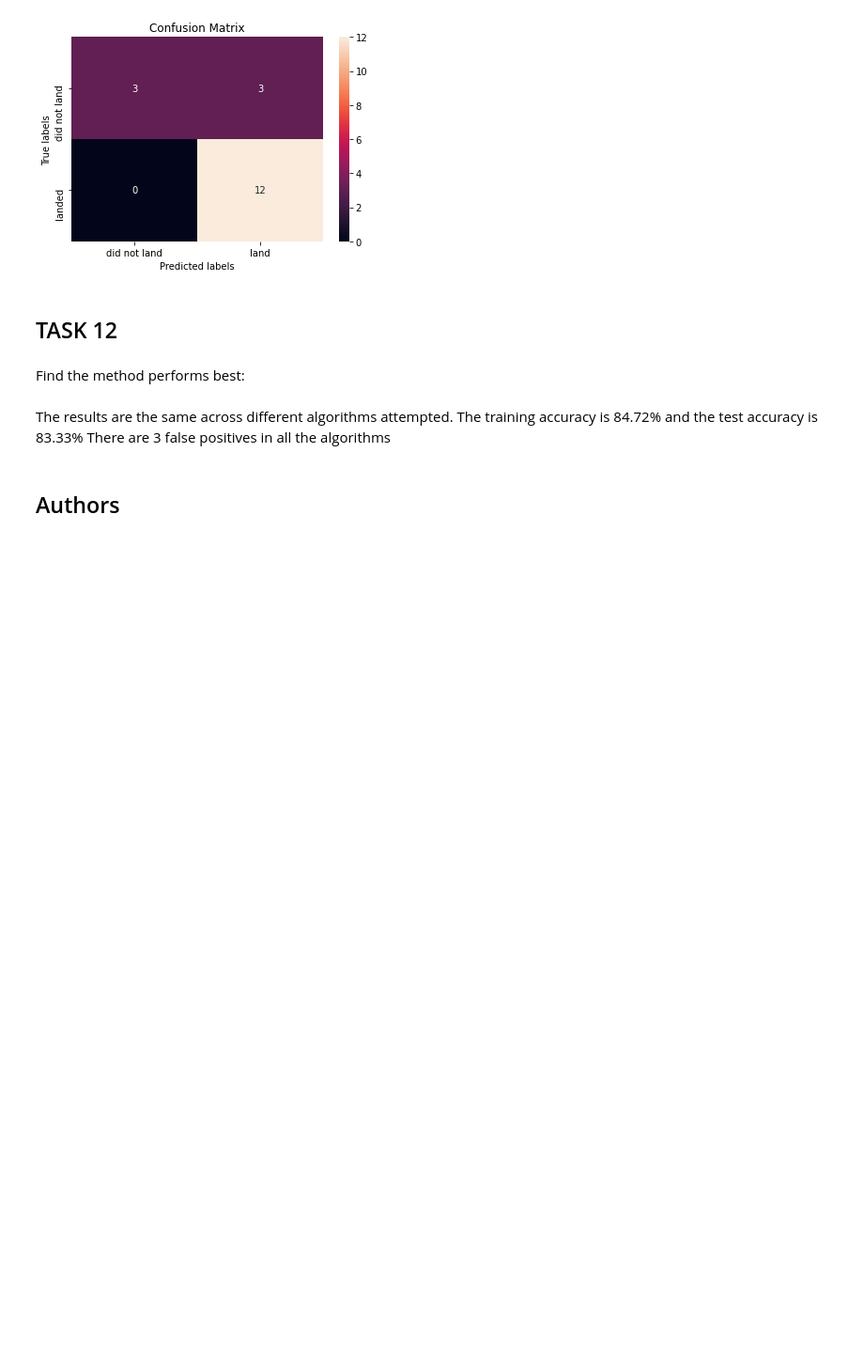
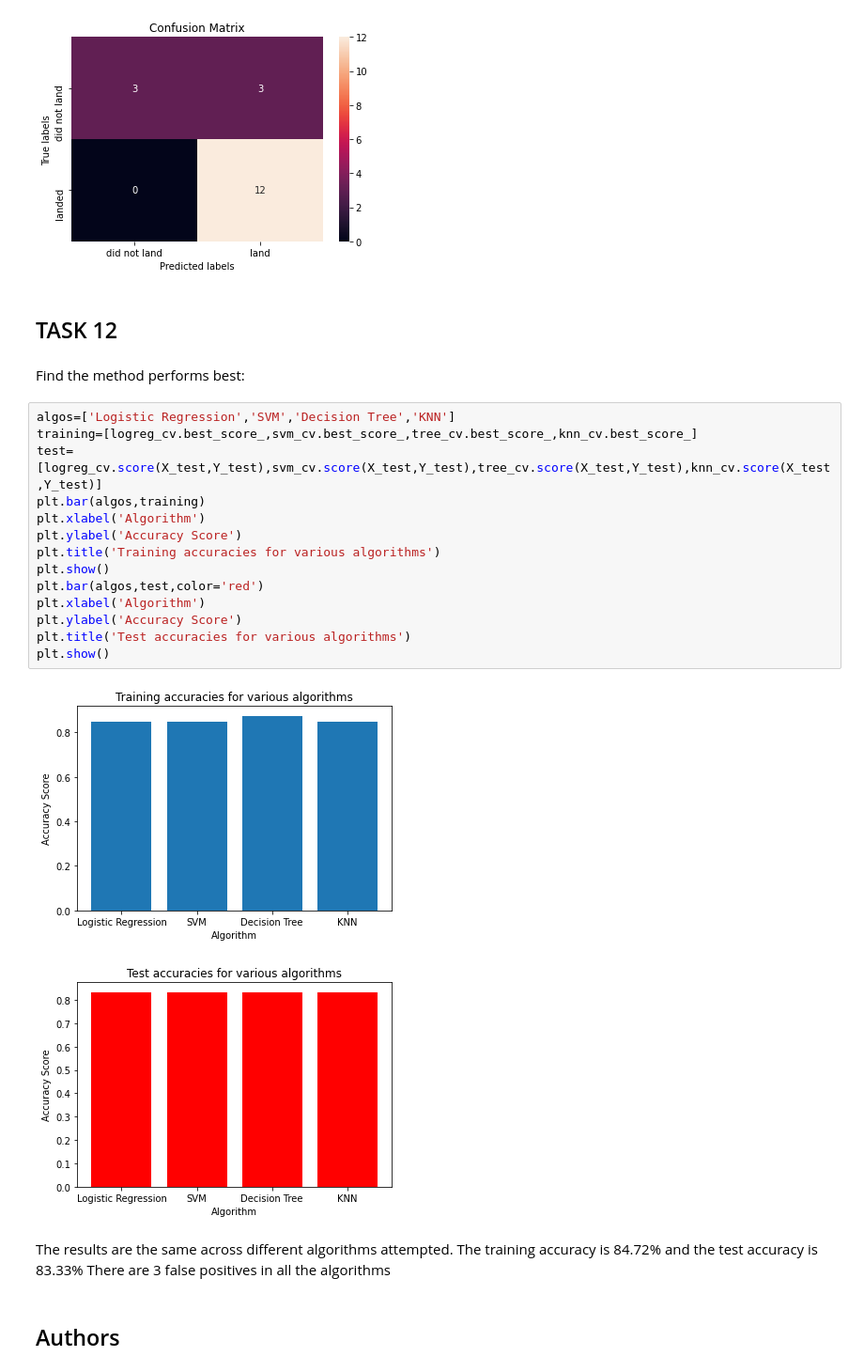
Before and after one commit to ramya-sivaramakrishnan/IBM-Data-Science, a Jupyter notebook: SpaceX_Machine Learning Prediction_Part_5.ipynb, the cells around one changed output. Shown at 94% size. Saved outputs shown, nothing was run; the diff lists cells and outputs as text; blank space fills up the shorter version.

```diff
--- a/SpaceX_Machine Learning Prediction_Part_5.ipynb
+++ b/SpaceX_Machine Learning Prediction_Part_5.ipynb
@@ -347,6 +347,23 @@ plot_confusion_matrix(Y_test,yhat)
 ## TASK  12
 # %% [markdown]
 Find the method performs best:
+# %%
+algos=['Logistic Regression','SVM','Decision Tree','KNN']
+training=[logreg_cv.best_score_,svm_cv.best_score_,tree_cv.best_score_,knn_cv.best_score_]
+test=[logreg_cv.score(X_test,Y_test),svm_cv.score(X_test,Y_test),tree_cv.score(X_test,Y_test),knn_cv.score(X_test,Y_test)]
+plt.bar(algos,training)
+plt.xlabel('Algorithm')
+plt.ylabel('Accuracy Score')
+plt.title('Training accuracies for various algorithms')
+plt.show()
+plt.bar(algos,test,color='red')
+plt.xlabel('Algorithm')
+plt.ylabel('Accuracy Score')
+plt.title('Test accuracies for various algorithms')
+plt.show()
+# %% [output]
+[figure, added]
+[figure, added]
 # %% [markdown]
 The results are the same across different algorithms attempted.
 The training accuracy is 84.72% and the test accuracy is 83.33%
```
Also changed, not shown: parts of 2 cells of this notebook.
